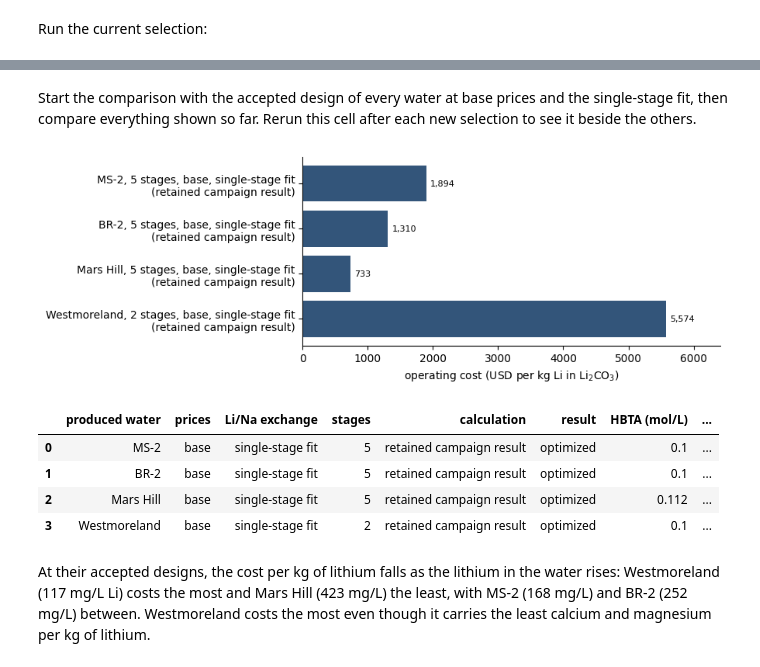
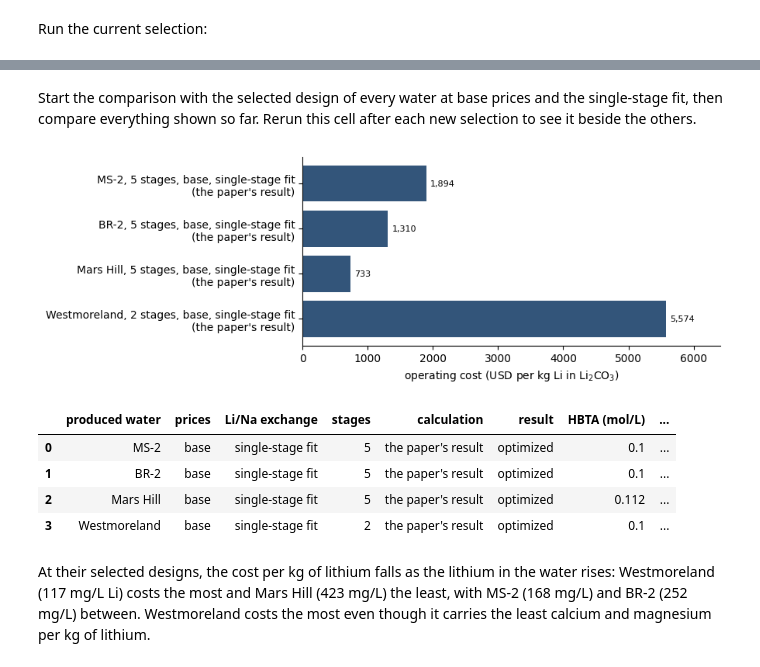
Before and after one commit to tannerpolley/prommis, a Jupyter notebook: docs/tutorials/lithium_produced_water_process.ipynb, the cells around one changed output, grey strips where cells are left out. Saved outputs shown, nothing was run; the diff lists cells and outputs as text; code cells hidden in the pictures.

```diff
--- a/docs/tutorials/lithium_produced_water_process.ipynb
+++ b/docs/tutorials/lithium_produced_water_process.ipynb
@@ -749,16 +751,16 @@ pw.run_selection(options)
 # %% [markdown]
-Start the comparison with the accepted design of every water at base prices and the single-stage fit, then compare
+Start the comparison with the selected design of every water at base prices and the single-stage fit, then compare
 everything shown so far. Rerun this cell after each new selection to see it beside the others.
 # %%
-pw.add_accepted_designs()
+pw.add_selected_designs()
 # %% [output]
-[figure, old version]
+[figure, new version]
 |  | produced water | prices | Li/Na exchange | stages | calculation | result | HBTA (mol/L) | ... |
-| 0 | MS-2 | base | single-stage fit | 5 | retained campaign result | optimized | 0.1 | ... |
-| 1 | BR-2 | base | single-stage fit | 5 | retained campaign result | optimized | 0.1 | ... |
-| 2 | Mars Hill | base | single-stage fit | 5 | retained campaign result | optimized | 0.112 | ... |
-| 3 | Westmoreland | base | single-stage fit | 2 | retained campaign result | optimized | 0.1 | ... |
+| 0 | MS-2 | base | single-stage fit | 5 | the paper's result | optimized | 0.1 | ... |
+| 1 | BR-2 | base | single-stage fit | 5 | the paper's result | optimized | 0.1 | ... |
+| 2 | Mars Hill | base | single-stage fit | 5 | the paper's result | optimized | 0.112 | ... |
+| 3 | Westmoreland | base | single-stage fit | 2 | the paper's result | optimized | 0.1 | ... |
 # %% [markdown]
-At their accepted designs, the cost per kg of lithium falls as the lithium in the water rises: Westmoreland (117 mg/L Li)
+At their selected designs, the cost per kg of lithium falls as the lithium in the water rises: Westmoreland (117 mg/L Li)
 costs the most and Mars Hill (423 mg/L) the least, with MS-2 (168 mg/L) and BR-2 (252 mg/L) between. Westmoreland
 costs the most even though it carries the least calcium and magnesium per kg of lithium.
```
Also changed, not shown: parts of 50 cells of this notebook, 4 other files.
